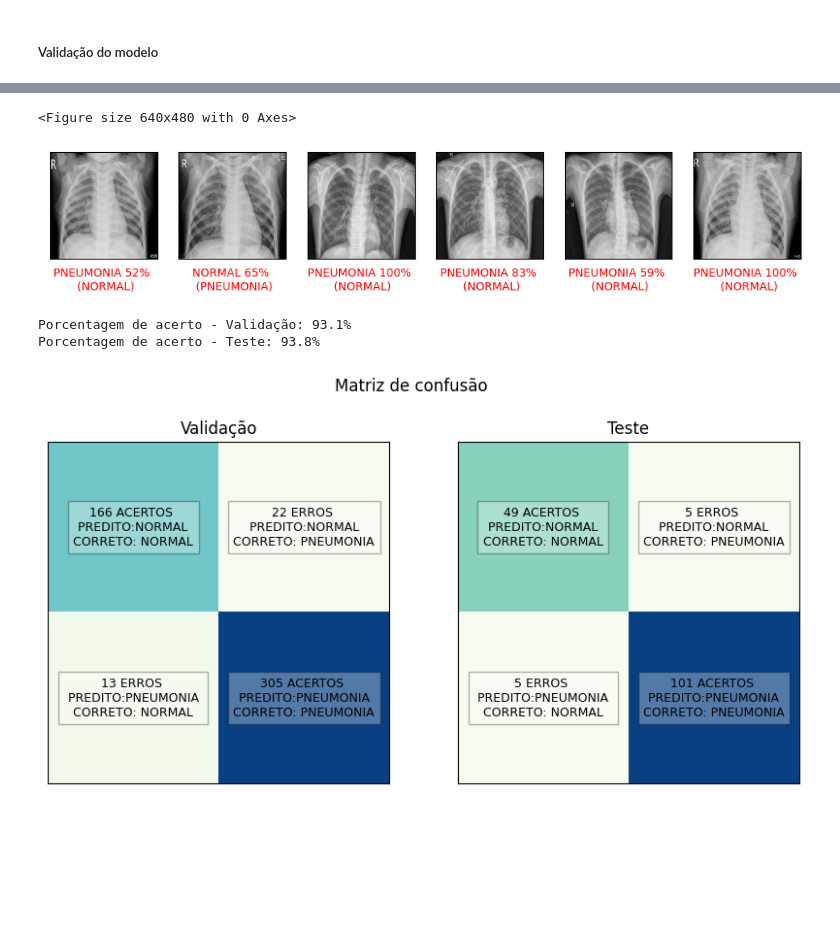
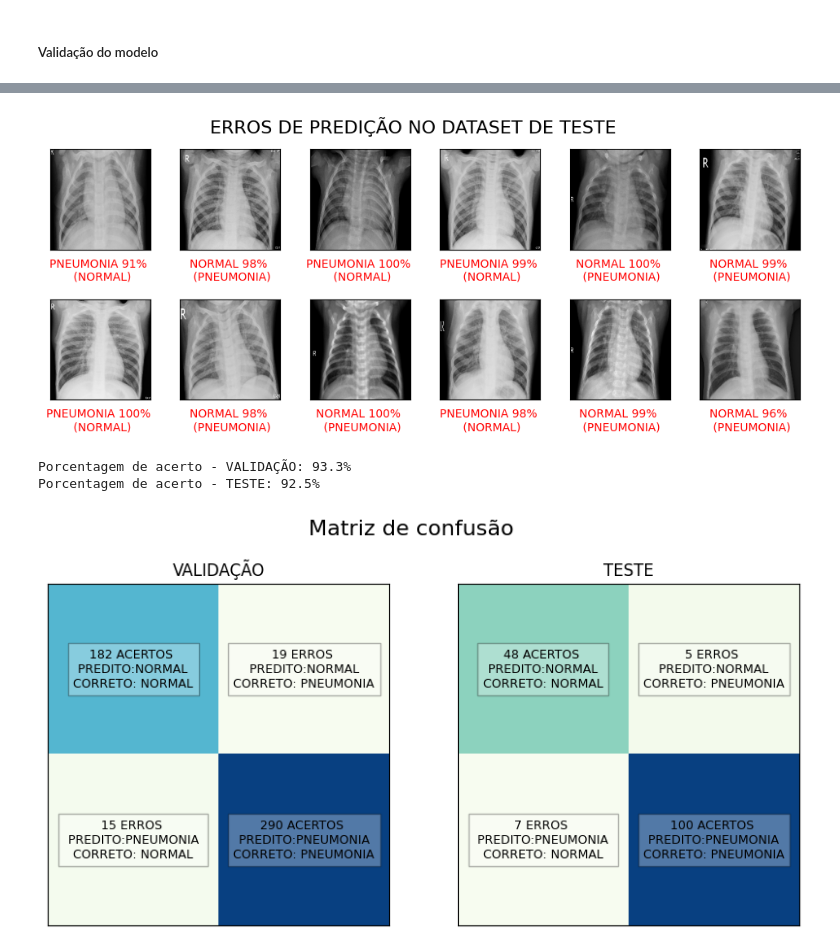
Before and after one commit to diegofemello/ImageClassificationWithPython, a Jupyter notebook: mobile_net_tcc.ipynb, the cells around one changed output, grey strips where cells are left out. Drawn from its saved outputs; the diff is of its cells as text; code cells hidden in the pictures; blank space fills up the shorter version.

```diff
--- a/mobile_net_tcc.ipynb
+++ b/mobile_net_tcc.ipynb
@@ -37,6 +37,7 @@ treinamento_pneumonia_dir = os.path.join(treinamento_folder, class_names[1])
 teste_folder = os.path.join(path, 'test/')
 teste_normal_dir = os.path.join(teste_folder, class_names[0])
 teste_pneumonia_dir = os.path.join(teste_folder, class_names[1])
+percent_test = 25
 
 # Tamanho das imagens
 img_width = 196
@@ -46,8 +47,7 @@ img_height = 196
 batch_size = 32
 epochs = 100
 learning_rate = 0.0005
-patience = 20
-percent_test = 25
+patience = 15
 # %%
 # Carregando as bases de dados
 
@@ -138,7 +138,7 @@ plot_quantidade(teste_quantidade_normal,
 # Data Augmentation
 
 # Criando um gerador de imagens para aplicar Data Augmentation
-train_datagen = ImageDataGenerator(
+datagen = ImageDataGenerator(
     #  Random Horizontal Flip - para lidar com os sintomas de pneumonia presentes nos dois lados do tórax
     horizontal_flip=True,
     #  Random Zoom - para obter uma maior relação entre os pixels.
@@ -151,7 +151,7 @@ train_datagen = ImageDataGenerator(
 )
 
 # Aplicando Data Augmentation na base de treinamento
-train_generator = train_datagen.flow_from_directory(
+train_generator = datagen.flow_from_directory(
     treinamento_folder,
     target_size=(img_width, img_height),
     batch_size=batch_size,
@@ -234,7 +234,7 @@ _________________________________________________________________
 # %%
 # Compilando o modelo e definindo o otimizador e a função de perda
 model.compile(
-    optimizer=tf.keras.optimizers.RMSprop(
+    optimizer=tf.keras.optimizers.Adam(
         learning_rate=learning_rate
     ),
     loss=tf.keras.losses.CategoricalCrossentropy(),
@@ -418,27 +478,0 @@ plot_results(dataset_teste)
-# %%
-# Função para obter os resultados do modelo
-
-def get_results(dataset):
-    count = 0
-    label_list = []
-    prediction_list = []
-    features_list = []
-
-    for features, labels in dataset:
-        predictions = model.predict(features)
-        for i in range(batch_size):
-            label = np.argmax(labels[i])
-            label_list.append(label)
-            features_list.append(features[i])
-
-            prediction_list.append(np.argmax(predictions[i]))
-            count += 1
-
-            if (i+1 == len(predictions)):
-                break
-
-    return features_list, label_list, prediction_list
-
-
-val_features, val_labels, val_predictions = get_results(dataset_validacao)
-test_features, test_labels, test_predictions = get_results(dataset_teste)
@@ -463,4 +479,5 @@ test_features, test_labels, test_predictions = get_results(dataset_teste)
 # %%
-# Plotando os erros do modelo no dataset de teste
-plot_results(dataset_teste, True, 1, 6)
+# Plotando os resultados do modelo no dataset de teste
+plot_results(test_features, test_labels, test_predictions, test_percentages,
+             "ERROS DE PREDIÇÃO NO DATASET DE TESTE", True, 2, 6)
 # %% [output]
@@ -485,18 +484,14 @@ plot_results(dataset_teste, True, 1, 6)
-<Figure size 640x480 with 0 Axes>
-[figure, old version]
+[figure, new version]
 # %%
 # Matriz de confusão
-
 plt.figure(figsize=(10, 5))
-plt.suptitle("Matriz de confusão")
+plt.suptitle("Matriz de confusão", fontsize=16)
 
 
-def plot_confusion_matrix(predictions, labels, title='Confusion Matrix', i=1):
+def plot_confusion_matrix(predictions, labels, title, i=1):
+    # Função para plotar a matriz de confusão
     plt.subplot(1, 2, i)
-
-    # Matriz de confusão
     matrix = confusion_matrix(labels, predictions)
-
     porcentagem_acerto = (matrix[0, 0] + matrix[1, 1]) / np.sum(matrix) * 100
 
     print(f'Porcentagem de acerto - {title}: {round(porcentagem_acerto, 1)}%')
@@ -507,7 +502,6 @@ def plot_confusion_matrix(predictions, labels, title='Confusion Matrix', i=1):
     for i in range(2):
         for j in range(2):
             text = 'ACERTO' if i == j else 'ERRO'
-
             class_predict = class_names[i] if i == j else class_names[j]
 
             text_final = f'{matrix[i, j]} {text}S \n PREDITO:{class_predict} \nCORRETO: {class_names[i]}'
@@ -521,12 +515,12 @@ def plot_confusion_matrix(predictions, labels, title='Confusion Matrix', i=1):
 
 
 plot_confusion_matrix(val_labels, val_predictions,
-                      title='Validação', i=1)
+                      title='VALIDAÇÃO', i=1)
 plot_confusion_matrix(test_labels, test_predictions,
-                      title='Teste', i=2)
+                      title='TESTE', i=2)
 # %% [output]
-Porcentagem de acerto - Validação: 93.1%
-Porcentagem de acerto - Teste: 93.8%
+Porcentagem de acerto - VALIDAÇÃO: 93.3%
+Porcentagem de acerto - TESTE: 92.5%
-[figure, old version]
+[figure, new version]
 # %%
 # Gráfico de precisão, recall e f1-score
```
Also changed, not shown: parts of 12 cells of this notebook.
